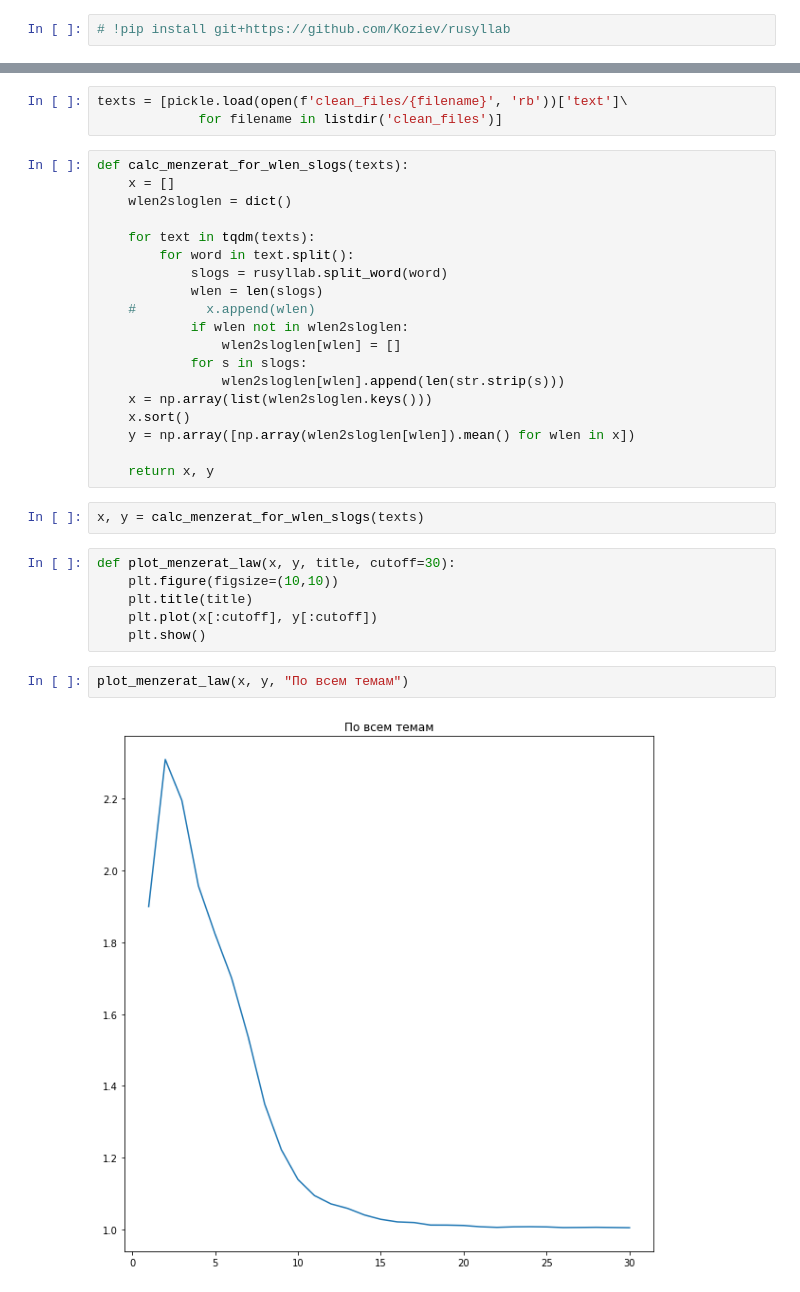
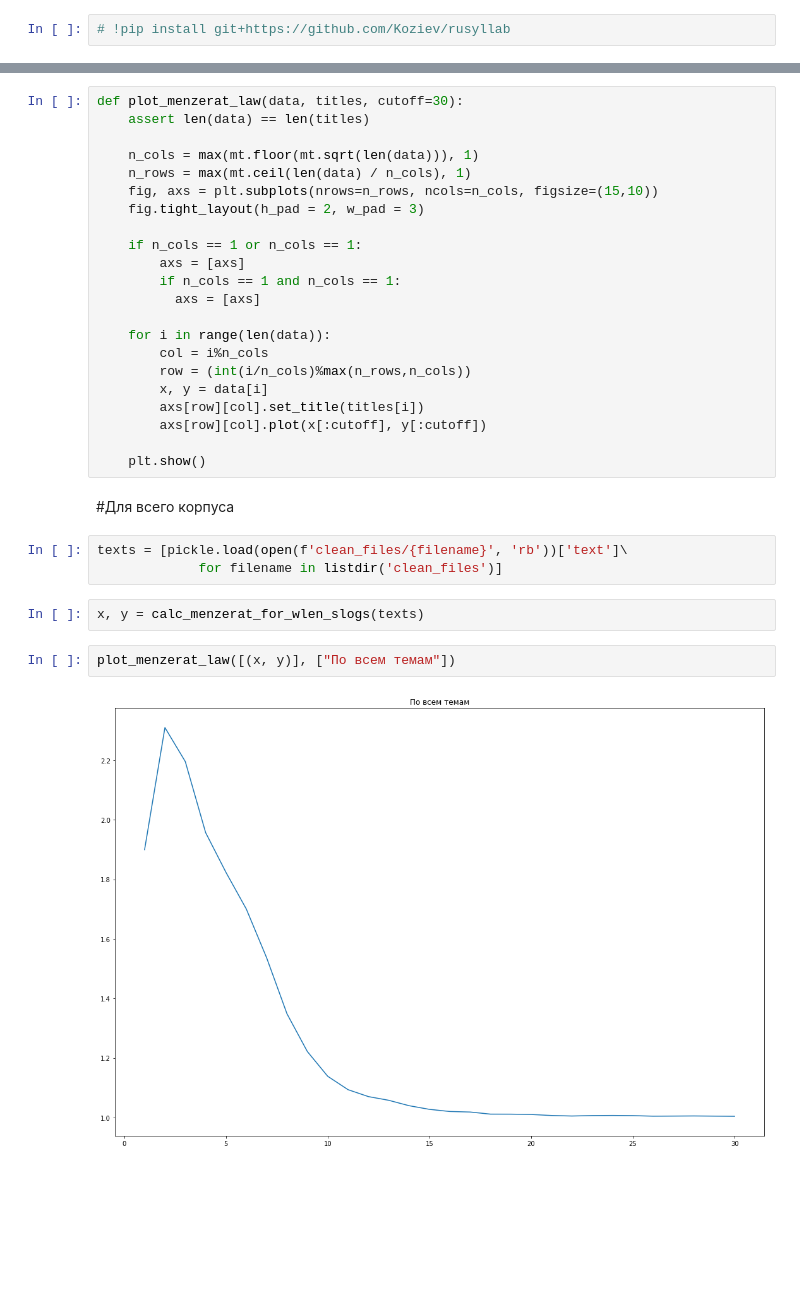
Before and after one commit to MikeLepekhin/habr_topic_classification, a Jupyter notebook: menzerat_law.ipynb, the cells around one changed output, grey strips where cells are left out. Drawn from its saved outputs; the diff is of its cells as text; blank space fills up the shorter version.

```diff
--- a/menzerat_law.ipynb
+++ b/menzerat_law.ipynb
@@ -12,34 +32,33 @@ import numpy as np
+# %%
+def plot_menzerat_law(data, titles, cutoff=30):
+    assert len(data) == len(titles)
+
+    n_cols = max(mt.floor(mt.sqrt(len(data))), 1)
+    n_rows = max(mt.ceil(len(data) / n_cols), 1)
+    fig, axs = plt.subplots(nrows=n_rows, ncols=n_cols, figsize=(15,10))
+    fig.tight_layout(h_pad = 2, w_pad = 3)
+
+    if n_cols == 1 or n_cols == 1:
+        axs = [axs]
+        if n_cols == 1 and n_cols == 1:
+          axs = [axs]
+
+    for i in range(len(data)):
+        col = i%n_cols
+        row = (int(i/n_cols)%max(n_rows,n_cols))
+        x, y = data[i]
+        axs[row][col].set_title(titles[i])
+        axs[row][col].plot(x[:cutoff], y[:cutoff])
+
+    plt.show()
+# %% [markdown]
+#Для всего корпуса
 # %%
 texts = [pickle.load(open(f'clean_files/{filename}', 'rb'))['text']\
              for filename in listdir('clean_files')]
-# %%
-def calc_menzerat_for_wlen_slogs(texts):
-    x = []
-    wlen2sloglen = dict()
-
-    for text in tqdm(texts):
-        for word in text.split():
-            slogs = rusyllab.split_word(word)
-            wlen = len(slogs)
-    #         x.append(wlen)
-            if wlen not in wlen2sloglen:
-                wlen2sloglen[wlen] = []
-            for s in slogs:
-                wlen2sloglen[wlen].append(len(str.strip(s)))
-    x = np.array(list(wlen2sloglen.keys()))
-    x.sort()
-    y = np.array([np.array(wlen2sloglen[wlen]).mean() for wlen in x])
-
-    return x, y
 # %%
 x, y = calc_menzerat_for_wlen_slogs(texts)
-# %%
-def plot_menzerat_law(x, y, title, cutoff=30):
-    plt.figure(figsize=(10,10))
-    plt.title(title)
-    plt.plot(x[:cutoff], y[:cutoff])
-    plt.show()
 # %%
-plot_menzerat_law(x, y, "По всем темам")
+plot_menzerat_law([(x, y)], ["По всем темам"])
 # %% [output]
-[figure, old version]
+[figure, new version]
```
Also changed, not shown: parts of 6 cells of this notebook.
